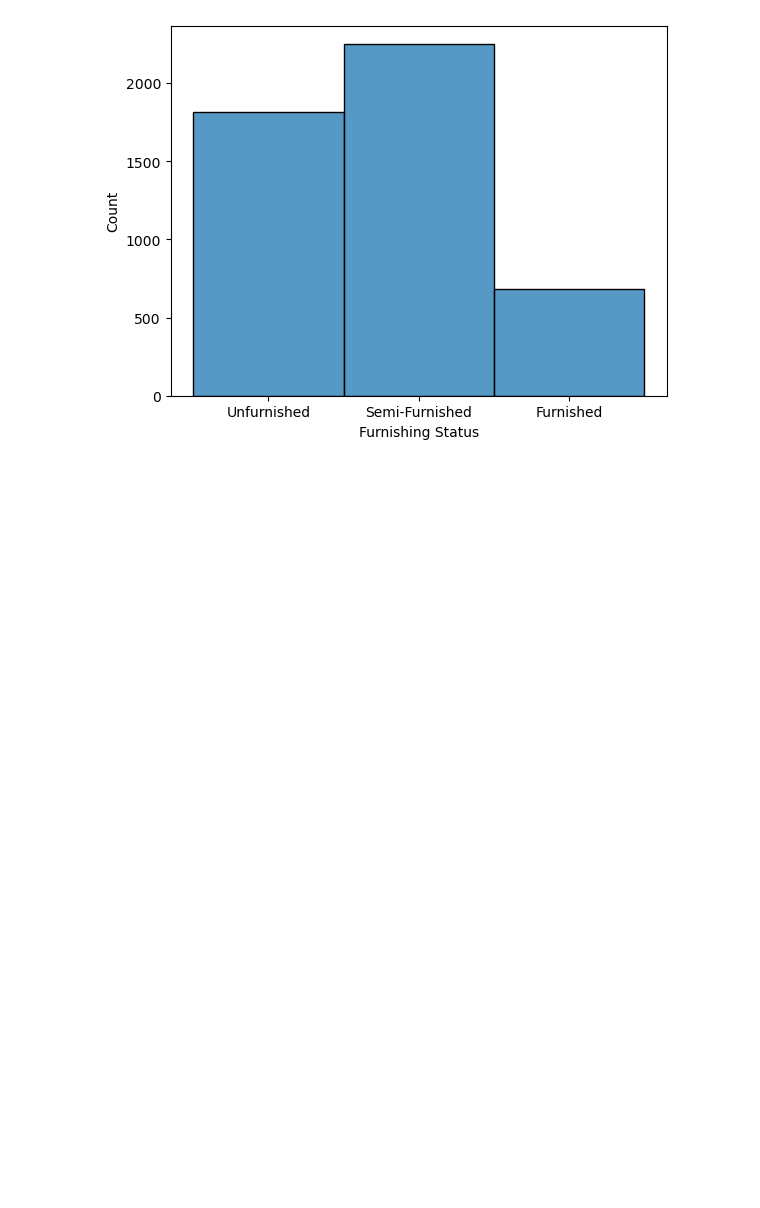
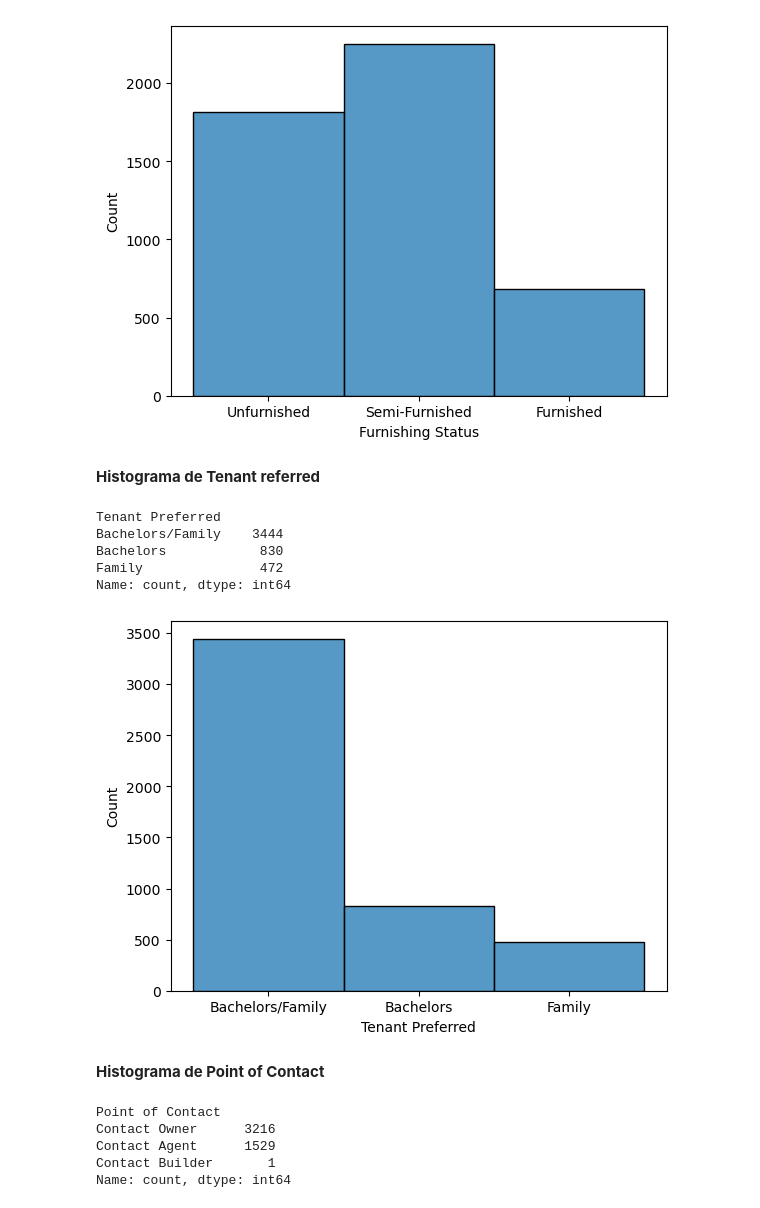
Before and after one commit to jbernalg/Learning_Data, a Jupyter notebook: Course_ML2/Semana_08/JeinffersonBernal_reto7_ML2.ipynb, the cells around one changed output. Cells and saved outputs as stored; diff of their text form; code cells hidden in the pictures; blank space fills up the shorter version.

```diff
--- a/Course_ML2/Semana_08/JeinffersonBernal_reto7_ML2.ipynb
+++ b/Course_ML2/Semana_08/JeinffersonBernal_reto7_ML2.ipynb
@@ -250,3 +250,27 @@ Name: count, dtype: int64
 sns.histplot(df, x='Furnishing Status');
 # %% [output]
 [figure]
+# %% [markdown]
+__Histograma de Tenant referred__
+# %%
+df['Tenant Preferred'].value_counts()
+# %% [output]
+Tenant Preferred
+Bachelors/Family    3444
+Bachelors            830
+Family               472
+Name: count, dtype: int64
+# %%
+sns.histplot(df, x='Tenant Preferred');
+# %% [output]
+[figure, added]
+# %% [markdown]
+__Histograma de Point of Contact__
+# %%
+df['Point of Contact'].value_counts()
+# %% [output]
+Point of Contact
+Contact Owner      3216
+Contact Agent      1529
+Contact Builder       1
+Name: count, dtype: int64
```
Also changed, not shown: parts of 1 cell of this notebook.
